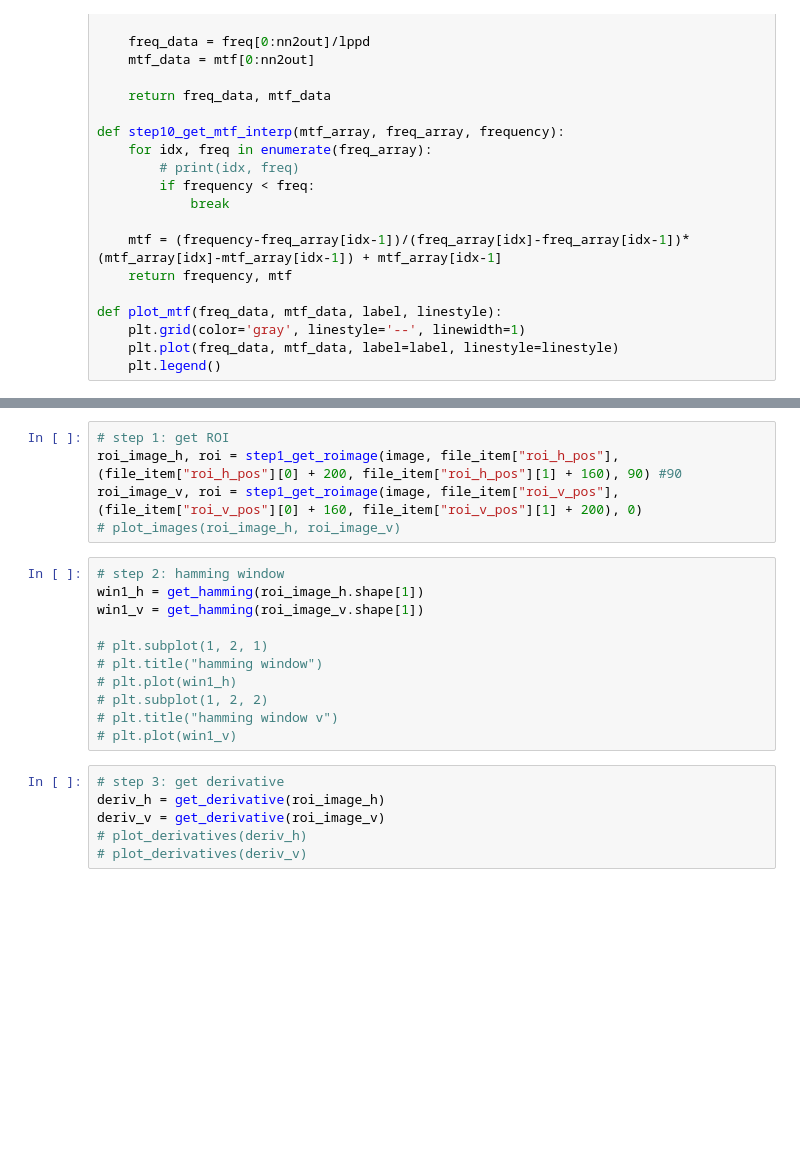
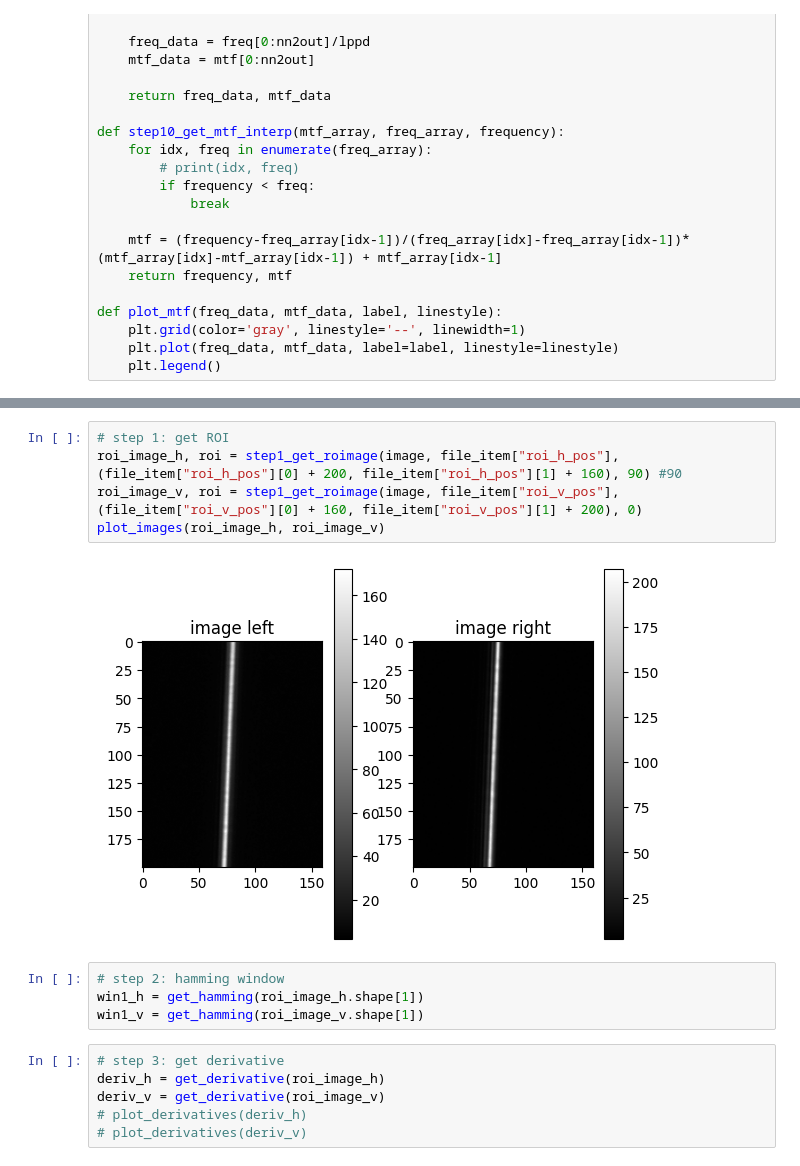
Before and after one commit to lucaswewa/mtf, a Jupyter notebook: mtf_book-0803.ipynb, the cells around one changed output, grey strips where cells are left out. Saved outputs shown, nothing was run; the diff lists cells and outputs as text; blank space fills up the shorter version.

```diff
--- a/mtf_book-0803.ipynb
+++ b/mtf_book-0803.ipynb
@@ -324,19 +324,14 @@ xcube_data/0803/s1_red_140ma_508us_23.603mm.png
 # %%
 # step 1: get ROI
 roi_image_h, roi = step1_get_roimage(image, file_item["roi_h_pos"], (file_item["roi_h_pos"][0] + 200, file_item["roi_h_pos"][1] + 160), 90) #90
 roi_image_v, roi = step1_get_roimage(image, file_item["roi_v_pos"], (file_item["roi_v_pos"][0] + 160, file_item["roi_v_pos"][1] + 200), 0)
-# plot_images(roi_image_h, roi_image_v)
+plot_images(roi_image_h, roi_image_v)
+# %% [output]
+[figure, added]
 # %%
 # step 2: hamming window
 win1_h = get_hamming(roi_image_h.shape[1])
 win1_v = get_hamming(roi_image_v.shape[1])
-
-# plt.subplot(1, 2, 1)
-# plt.title("hamming window")
-# plt.plot(win1_h)
-# plt.subplot(1, 2, 2)
-# plt.title("hamming window v")
-# plt.plot(win1_v)
 # %%
 # step 3: get derivative
 deriv_h = get_derivative(roi_image_h)
```
Also changed, not shown: parts of 3 cells of this notebook.
